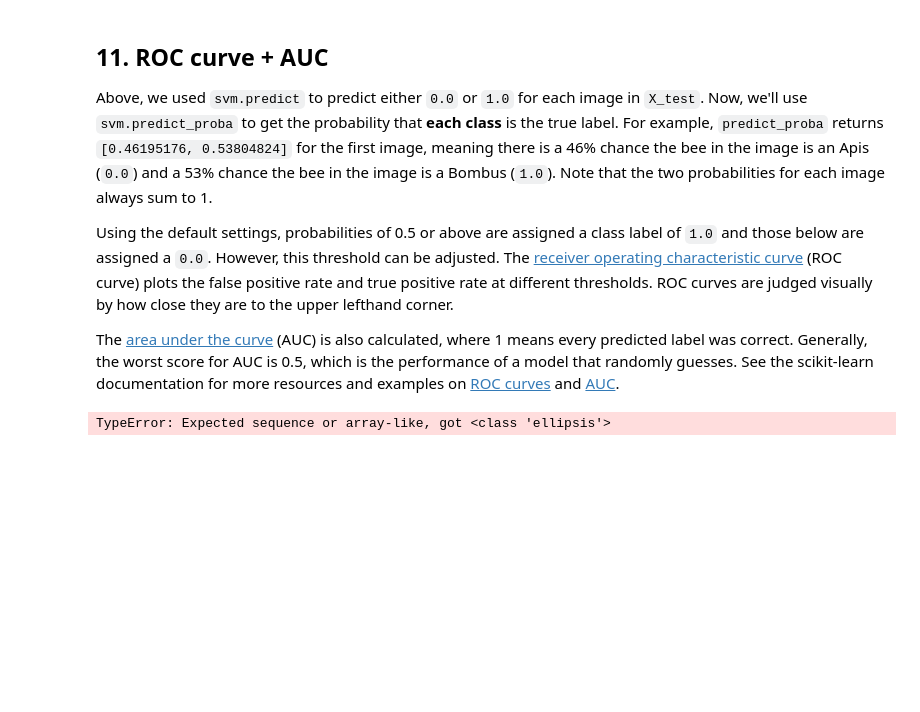
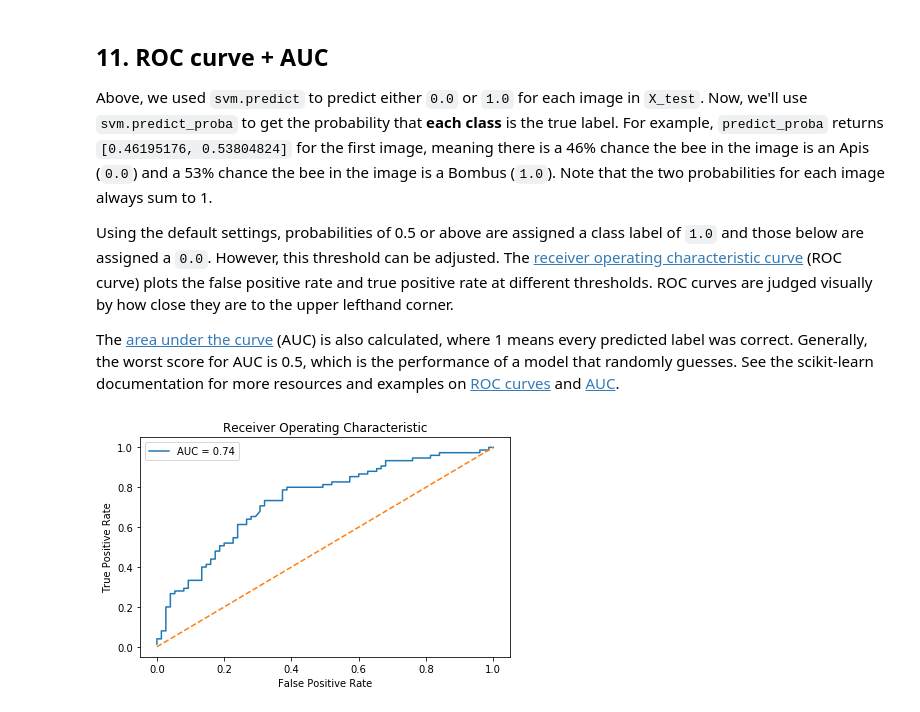
Before and after one commit to lilianngweta/naive-bees-predict-species-from-images, a Jupyter notebook: notebook.ipynb, the cells around one changed output. Drawn from its saved outputs; the diff is of its cells as text; code cells hidden in the pictures; blank space fills up the shorter version.

```diff
--- a/notebook.ipynb
+++ b/notebook.ipynb
@@ -237,29 +240,29 @@ Model accuracy is:  0.68
 <p>The <a href="https://en.wikipedia.org/wiki/Receiver_operating_characteristic#Area_under_the_curve">area under the curve</a> (AUC) is also calculated, where 1 means every predicted label was correct. Generally, the worst score for AUC is 0.5, which is the performance of a model that randomly guesses. See the scikit-learn documentation for more resources and examples on <a href="http://scikit-learn.org/stable/modules/generated/sklearn.metrics.roc_curve.html">ROC curves</a> and <a href="http://scikit-learn.org/stable/modules/generated/sklearn.metrics.auc.html">AUC</a>.</p>
 # %%
 # predict probabilities for X_test using predict_proba
-probabilities = ...
+probabilities = svm.predict_proba(X_test)
 
 # select the probabilities for label 1.0
-y_proba = ...
+y_proba = probabilities[:, 1]
 
 # calculate false positive rate and true positive rate at different thresholds
 false_positive_rate, true_positive_rate, thresholds = roc_curve(y_test, y_proba, pos_label=1)
 
 # calculate AUC
-roc_auc = auc(...)
+roc_auc = auc(false_positive_rate, true_positive_rate)
 
 plt.title('Receiver Operating Characteristic')
 # plot the false positive rate on the x axis and the true positive rate on the y axis
-roc_plot = plt.plot(...,
-                    ...,
+roc_plot = plt.plot(false_positive_rate,
+                    true_positive_rate,
                     label='AUC = {:0.2f}'.format(roc_auc))
 
 plt.legend(loc=0)
 plt.plot([0,1], [0,1], ls='--')
 plt.ylabel('True Positive Rate')
 plt.xlabel('False Positive Rate');
 # %% [output]
-TypeError: Expected sequence or array-like, got <class 'ellipsis'>
+[figure, added]
 # %% [markdown]
 ## 1. Import Python libraries
 <p><img src="https://assets.datacamp.com/production/project_412/img/92_notebook.jpg" alt="honey bee">
```
Also changed, not shown: parts of 5 cells of this notebook.
